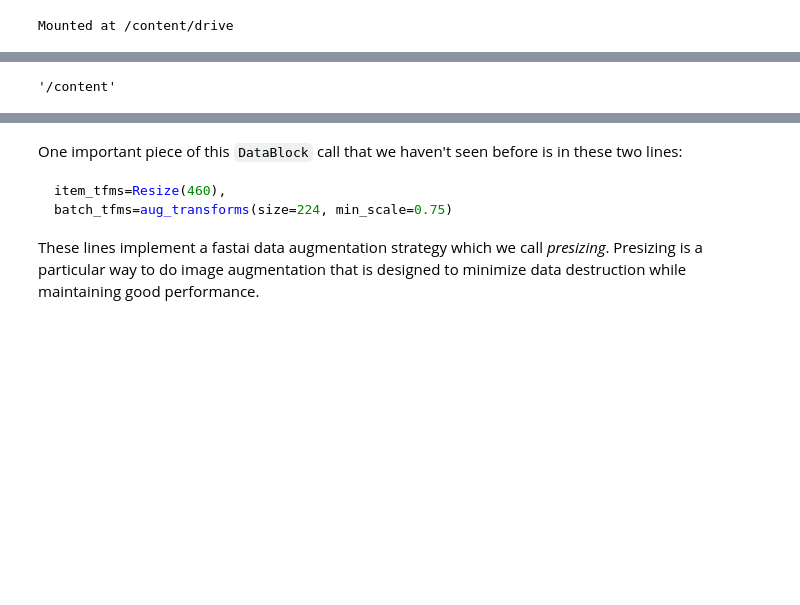
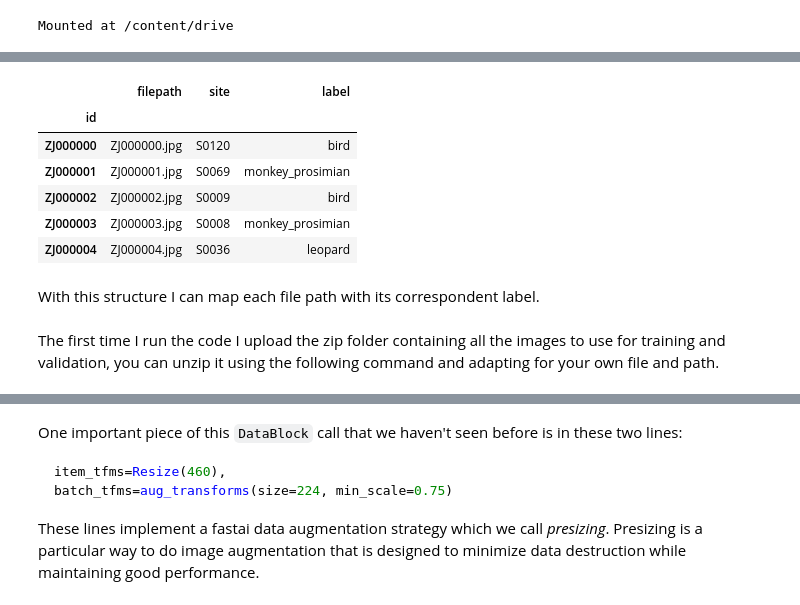
Before and after one commit to afortuny/DeepLearningFastAI, a Jupyter notebook: 05_fine tuning in DL.ipynb, the cells around one changed output, grey strips where cells are left out. Drawn from its saved outputs; the diff is of its cells as text; code cells hidden in the pictures; blank space fills up the shorter version.

```diff
--- a/05_fine tuning in DL.ipynb
+++ b/05_fine tuning in DL.ipynb
@@ -45,6 +37,16 @@ gdrive  sample_data
-# %%
-os.getcwd()
-# %% [output]
-'/content'
+# %%
+train_features.head()
+# %% [output]
+|  | filepath | site | label |
+| id |  |  |  |
+| ZJ000000 | ZJ000000.jpg | S0120 | bird |
+| ZJ000001 | ZJ000001.jpg | S0069 | monkey_prosimian |
+| ZJ000002 | ZJ000002.jpg | S0009 | bird |
+| ZJ000003 | ZJ000003.jpg | S0008 | monkey_prosimian |
+| ZJ000004 | ZJ000004.jpg | S0036 | leopard |
+# %% [markdown]
+With this structure I can map each file path with its correspondent label.
+# %% [markdown]
+The first time I run the code I upload the zip folder containing all the images to use for training and validation, you can unzip it using the following command and adapting for your own file and path.
 # %%
 #!unzip 'gdrive/MyDrive/wildlife/train_features.zip' -d 'gdrive/MyDrive/wildlife/train_features'
```
Also changed, not shown: parts of 116 cells of this notebook.
